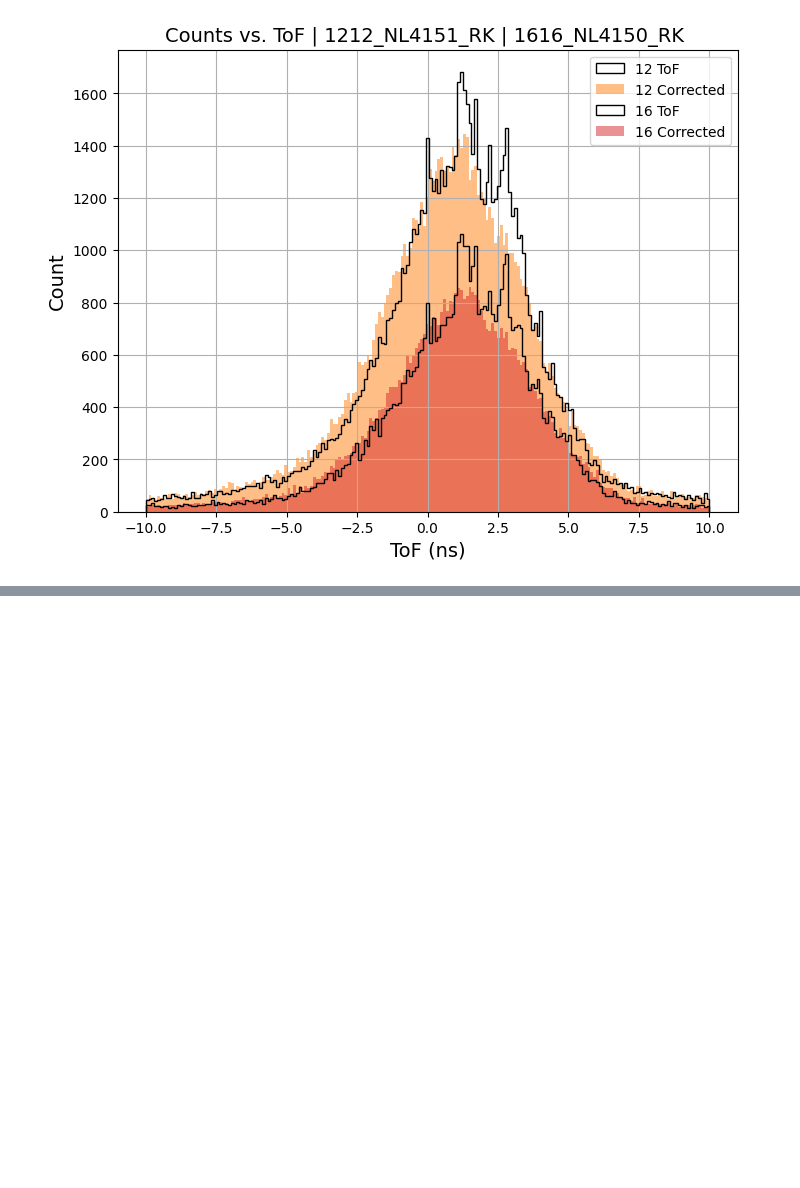
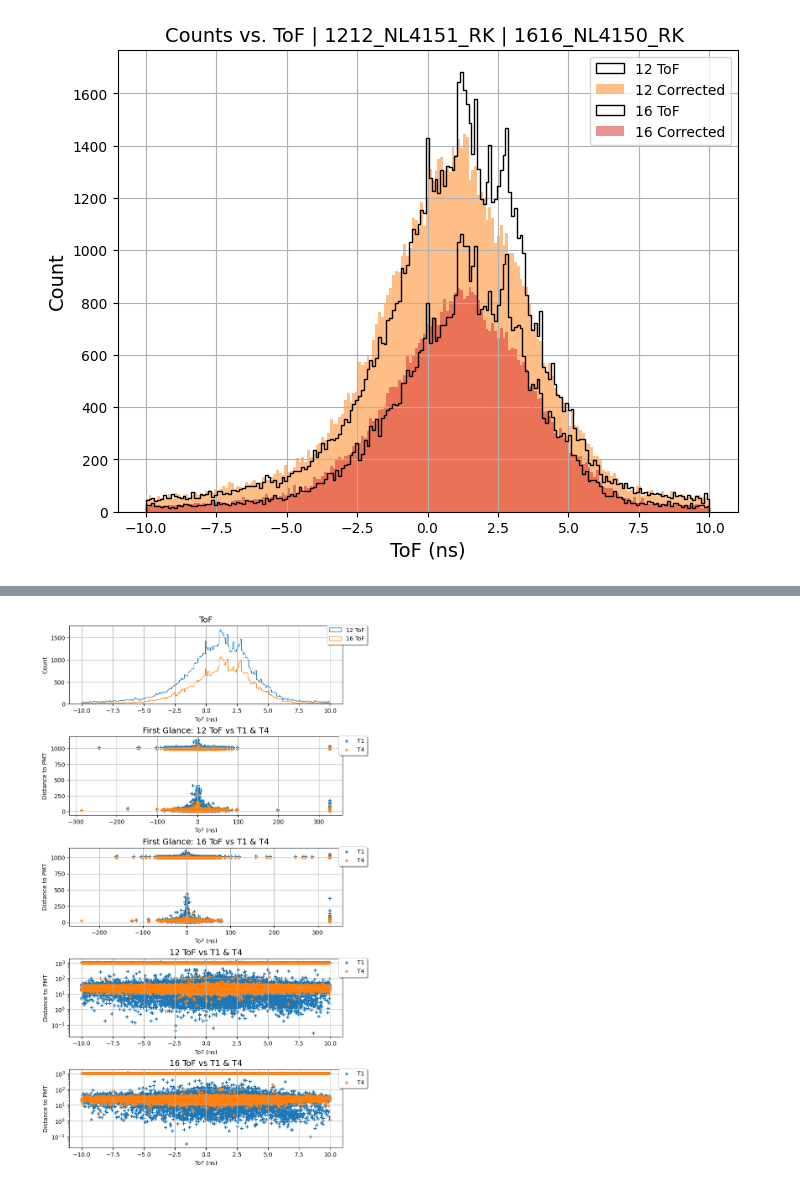
Before and after one commit to llbranch/Monte-Python, a Jupyter notebook: poetryEnv/Plots_11_16_23/mcmurdo_analysis.ipynb, the cells around one changed output, grey strips where cells are left out. Drawn from its saved outputs; the diff is of its cells as text; code cells hidden in the pictures; blank space fills up the shorter version.

```diff
--- a/poetryEnv/Plots_11_16_23/mcmurdo_analysis.ipynb
+++ b/poetryEnv/Plots_11_16_23/mcmurdo_analysis.ipynb
@@ -274,0 +267,91 @@ plt.yscale('log')
+# %%
+# TOF and dfdN are both series
+
+tof12 = df['ToF'] # (101073,)
+tof16 = df2['ToF'] # (58450,)
+
+# dfd1  (101073,)
+# dfd4  (101073,)
+# df2d1 (58450,)
+# df2d4 (58450,)
+
+# shorten the range of data between -10,10
+
+tof12_10 = tof12[(tof12 >= -10) & (tof12 <= 10)]
+tof16_10 = tof16[(tof16 >= -10) & (tof16 <= 10)]
+
+dfd1_10 = dfd1[(tof12 >= -10) & (tof12 <= 10)]
+dfd4_10 = dfd4[(tof12 >= -10) & (tof12 <= 10)]
+
+df2d1_10 = df2d1[(tof16 >= -10) & (tof16 <= 10)]
+df2d4_10 = df2d4[(tof16 >= -10) & (tof16 <= 10)]
+
+tofbin = np.linspace(-10,10,200)
+distPMTbin = np.linspace(-5,80,200)
+
+
+fig, ax = plt.subplots(5,1)
+fig.set_size_inches(8,14)
+
+ax[0].hist(tof12, bins=tofbin, histtype='step', facecolor='none', color = 'C0', label='12 ToF')
+ax[0].hist(tof16, bins=tofbin, histtype='step', facecolor='none', color = 'C1', label='16 ToF')
+ax[0].legend(bbox_to_anchor=(1.1, 1.05),fancybox=True, shadow=True)
+ax[0].grid()
+ax[0].set_title('ToF',fontsize=14)
+ax[0].set_ylabel('Count',fontsize=10)
+ax[0].set_xlabel('ToF (ns)',fontsize=10)
+
+# ax[0,0].hist(dfd1, bins=distPMTbin, histtype='step', facecolor='none', color = 'C0', label='12 dist2PMT')
+# ax[0,0].hist(df2d1, bins=distPMTbin, histtype='step', facecolor='none', color = 'C1', label='16 dist2PMT')
+# ax[0,0].legend()
+# ax[0,0].grid()
+# ax[0,0].set_title('T1 to PMT')
+
+# ax[1].hist(dfd4, bins=distPMTbin, histtype='step', facecolor='none', color = 'C0', label='12 dist2PMT')
+# ax[1].hist(df2d4, bins=distPMTbin, histtype='step', facecolor='none', color = 'C1', label='16 dist2PMT')
+# ax[1].legend()
+# ax[1].grid()
+# ax[1].set_title('T4 to PMT')
+
+ax[1].scatter(df['ToF'], dfd1, color = 'C0', label='T1', marker= '+')
+ax[1].scatter(df['ToF'], dfd4, color = 'C1', label='T4', marker= '+')
+# ax[1].set_yscale('log')
+ax[1].legend(bbox_to_anchor=(1.1, 1.05),fancybox=True, shadow=True)
+ax[1].grid()
+ax[1].set_title('First Glance: 12 ToF vs T1 & T4',fontsize=14)
+ax[1].set_ylabel('Distance to PMT',fontsize=10)
+ax[1].set_xlabel('ToF (ns)',fontsize=10)
+
+ax[2].scatter(df2['ToF'], df2d1, color = 'C0', label='T1', marker= '+')
+ax[2].scatter(df2['ToF'], df2d4, color = 'C1', label='T4', marker= '+')
+# ax[2].set_yscale('log')
+ax[2].legend(bbox_to_anchor=(1.1, 1.05),fancybox=True, shadow=True)
+ax[2].grid()
+ax[2].set_title('First Glance: 16 ToF vs T1 & T4',fontsize=14)
+ax[2].set_ylabel('Distance to PMT',fontsize=10)
+ax[2].set_xlabel('ToF (ns)',fontsize=10)
+
+ax[3].scatter(tof12_10, dfd1_10, color = 'C0', label='T1', marker= '+')
+ax[3].scatter(tof12_10, dfd4_10, color = 'C1', label='T4', marker= '+')
+ax[3].set_yscale('log')
+ax[3].legend(bbox_to_anchor=(1.1, 1.05),fancybox=True, shadow=True)
+ax[3].grid()
+ax[3].set_title('12 ToF vs T1 & T4',fontsize=14)
+ax[3].set_ylabel('Distance to PMT',fontsize=10)
+ax[3].set_xlabel('ToF (ns)',fontsize=10)
+
+ax[4].scatter(tof16_10, df2d1_10, color = 'C0', label='T1', marker= '+')
+ax[4].scatter(tof16_10, df2d4_10, color = 'C1', label='T4', marker= '+')
+ax[4].set_yscale('log')
+ax[4].legend(bbox_to_anchor=(1.1, 1.05),fancybox=True, shadow=True)
+ax[4].grid()
+ax[4].set_title('16 ToF vs T1 & T4',fontsize=14)
+ax[4].set_ylabel('Distance to PMT',fontsize=10)
+ax[4].set_xlabel('ToF (ns)',fontsize=10)
+
+
+fig.tight_layout()
+fig.subplots_adjust(top=.93)
+plt.show()
+# %% [output]
+[figure, added]
```
Also changed, not shown: parts of 12 cells of this notebook, 2 other files.
